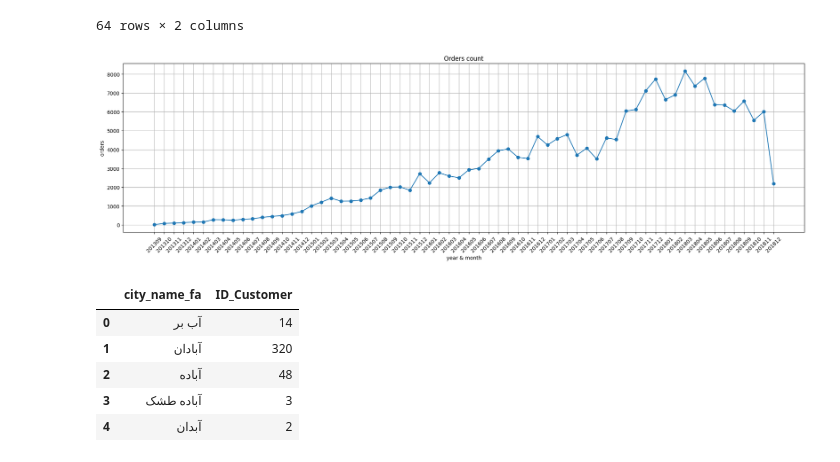
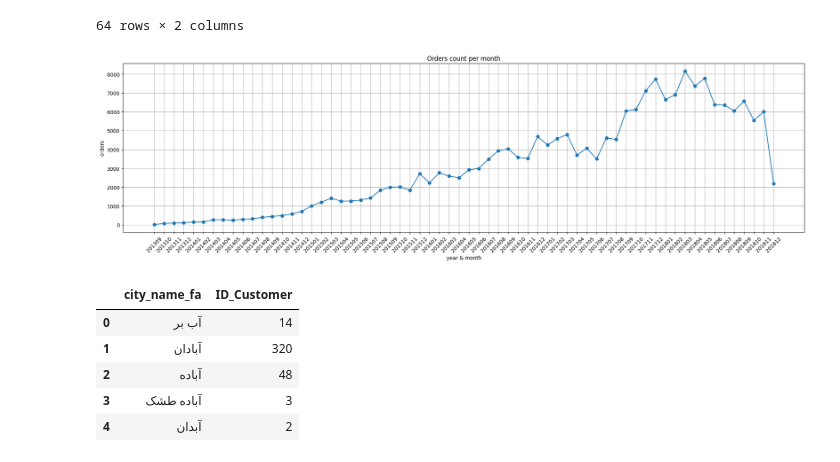
Before and after one commit to MahdiAhmadiKamal/PyLearn7-Data-Science, a Jupyter notebook: PyLearn7-Assignment39/digikala online shop statistics/digikala.ipynb, the cells around one changed output. Drawn from its saved outputs; the diff is of its cells as text; code cells hidden in the pictures.

```diff
--- a/PyLearn7-Assignment39/digikala online shop statistics/digikala.ipynb
+++ b/PyLearn7-Assignment39/digikala online shop statistics/digikala.ipynb
@@ -48,15 +48,15 @@ data_1
 # %%
 plt.figure(figsize=(24,6))
 plt.plot(data_1['OrderYearMonth'].to_numpy(dtype=str), data_1['Orders'], marker='o')
 plt.grid()
 plt.xticks(rotation=45)
 plt.xlabel("year & month")
 plt.ylabel("orders")
-plt.title("Orders count")
+plt.title("Orders count per month")
 plt.savefig("output/1.jpg")
 plt.show()
 # %% [output]
-[figure, old version]
+[figure, new version]
 # %%
 data_city = data.groupby(['city_name_fa'])['ID_Customer'].nunique().reset_index()
 data_city.head()
```
Also changed, not shown: 5 other files.
